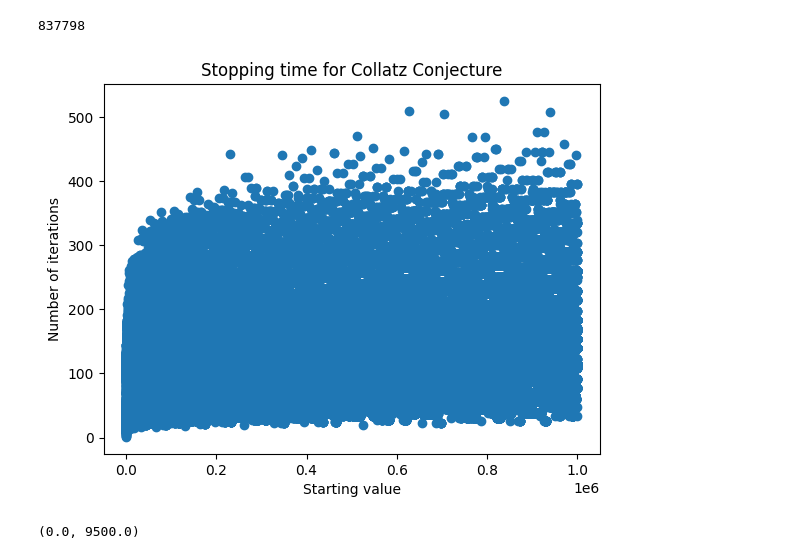
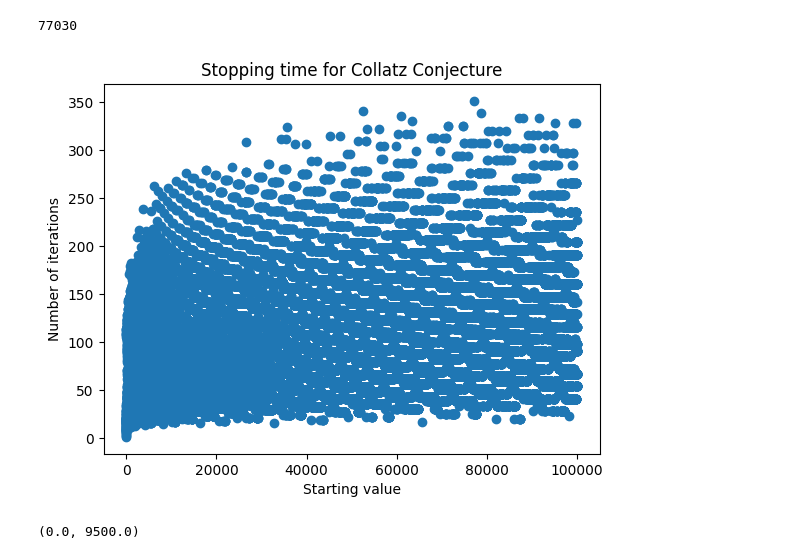
Before and after one commit to HakanAkerblom/Python-Hakan-Akerblom, a Jupyter notebook: Explorations/Collatz Conjecture.ipynb, the cells around one changed output. Saved outputs shown, nothing was run; the diff lists cells and outputs as text; code cells hidden in the pictures.

```diff
--- a/Explorations/Collatz Conjecture.ipynb
+++ b/Explorations/Collatz Conjecture.ipynb
@@ -18,32 +18,32 @@ while True:
 # %%
 # Calulating stopping time
 
 import matplotlib.pyplot as plt
-maximum = 1000000
+maximum = 100000
 count_list = []
 for j in range(1, maximum):
     count = 0
     i = j
     while True:
         if i % 2 == 0:
             i = int(i/2)
             count += 1
         elif i == 1:
             count += 1
             break
         else:
             i = i*3+1
             count += 1
     count_list.append(count)
 plt.plot(range(1, maximum), count_list, "o")
 plt.title("Stopping time for Collatz Conjecture")
 plt.xlabel("Starting value")
 plt.ylabel("Number of iterations");
 
 print(count_list.index(max(count_list)))
 # %% [output]
-837798
+77030
-[figure, old version]
+[figure, new version]
 # %%
 # Maximum value
 maximum = 5000
```
Also changed, not shown: parts of 1 cell of this notebook, 7 other files.
